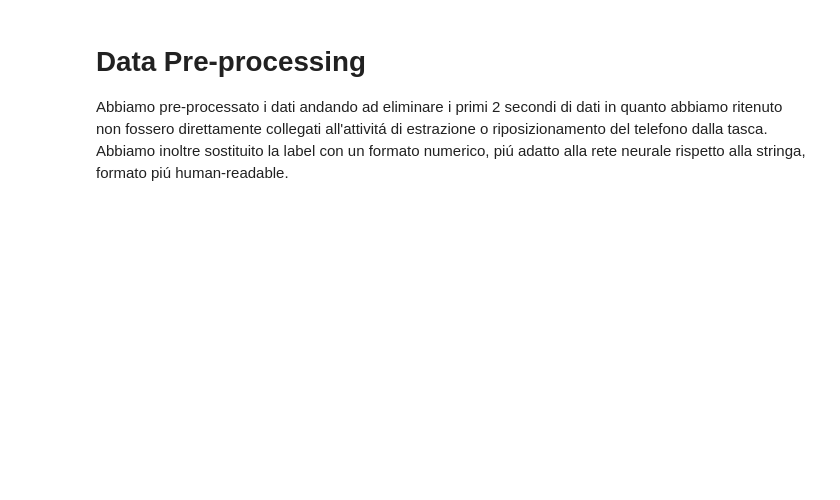
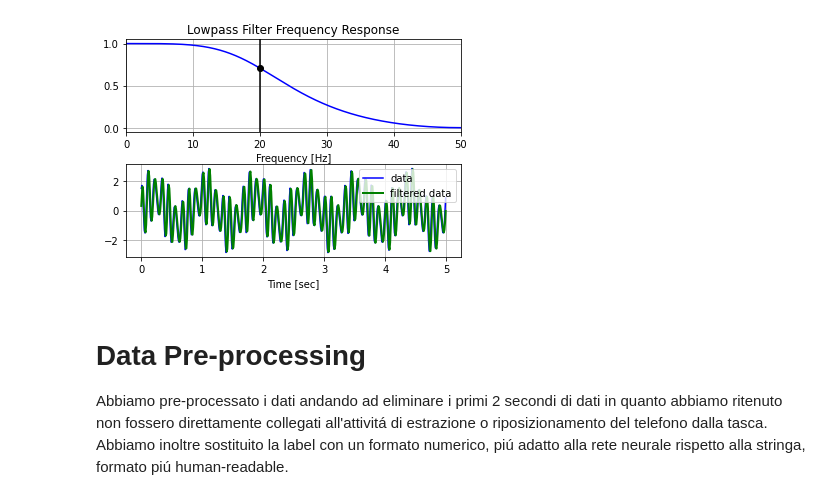
Before and after one commit to leonardopoggiani/DigitalWellBeing, a Jupyter notebook: dataset/data_preprocessing_and_training.ipynb, the cells around one changed output. Saved outputs shown, nothing was run; the diff lists cells and outputs as text; code cells hidden in the pictures; blank space fills up the shorter version.

```diff
--- a/dataset/data_preprocessing_and_training.ipynb
+++ b/dataset/data_preprocessing_and_training.ipynb
@@ -18,3 +25,56 @@ uploaded = files.upload()
+# %%
+def butter_lowpass(cutoff, fs, order=5):
+    nyq = 0.5 * fs
+    normal_cutoff = cutoff / nyq
+    b, a = butter(order, normal_cutoff, btype='low', analog=False)
+    return b, a
+
+def butter_lowpass_filter(data, cutoff, fs, order=5):
+    b, a = butter_lowpass(cutoff, fs, order=order)
+    y = lfilter(b, a, data)
+    return y
+
+
+# Setting standard filter requirements.
+order = 2
+fs = 100.0
+cutoff = 20
+
+b, a = butter_lowpass(cutoff, fs, order)
+
+# Plotting the frequency response.
+w, h = freqz(b, a, worN=8000)
+plt.subplot(2, 1, 1)
+plt.plot(0.5*fs*w/np.pi, np.abs(h), 'b')
+plt.plot(cutoff, 0.5*np.sqrt(2), 'ko')
+plt.axvline(cutoff, color='k')
+plt.xlim(0, 0.5*fs)
+plt.title("Lowpass Filter Frequency Response")
+plt.xlabel('Frequency [Hz]')
+plt.grid()
+
+
+# Creating the data for filteration
+T = 5.0         # value taken in seconds
+n = int(T * fs) # indicates total samples
+t = np.linspace(0, T, n, endpoint=False)
+
+data = np.sin(1.2*2*np.pi*t) + 1.5*np.cos(9*2*np.pi*t) + 0.5*np.sin(12.0*2*np.pi*t)
+
+# Filtering and plotting
+y = butter_lowpass_filter(data, cutoff, fs, order)
+
+plt.subplot(2, 1, 2)
+plt.plot(t, data, 'b-', label='data')
+plt.plot(t, y, 'g-', linewidth=2, label='filtered data')
+plt.xlabel('Time [sec]')
+plt.grid()
+plt.legend()
+
+plt.subplots_adjust(hspace=0.35)
+plt.show()
+# %% [output]
+[figure, added]
 # %% [markdown]
 # Data Pre-processing
 Abbiamo pre-processato i dati andando ad eliminare i primi 2 secondi di dati in quanto abbiamo ritenuto non fossero direttamente collegati all'attivitá di estrazione o riposizionamento del telefono dalla tasca.
```
Also changed, not shown: parts of 8 cells of this notebook, 8 other files.
